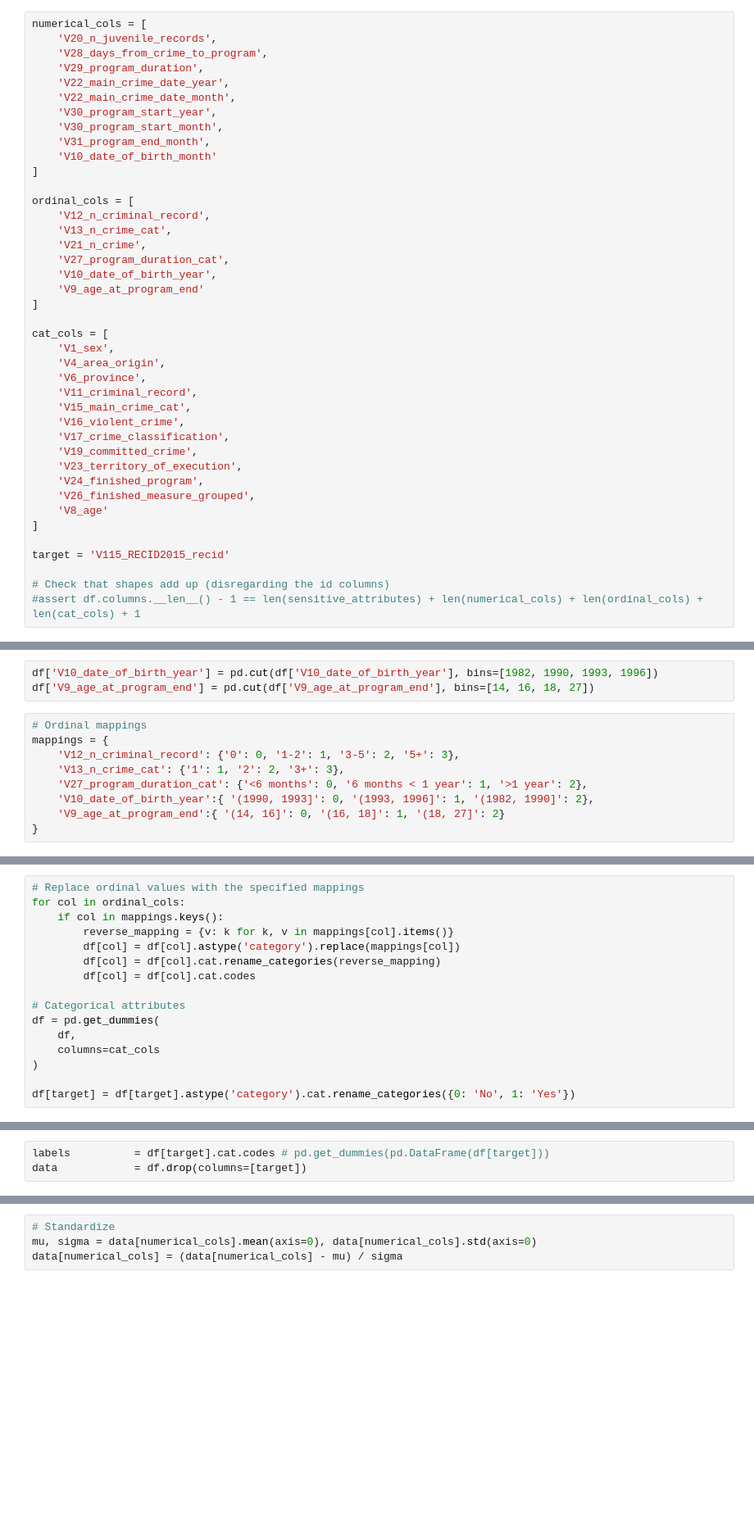
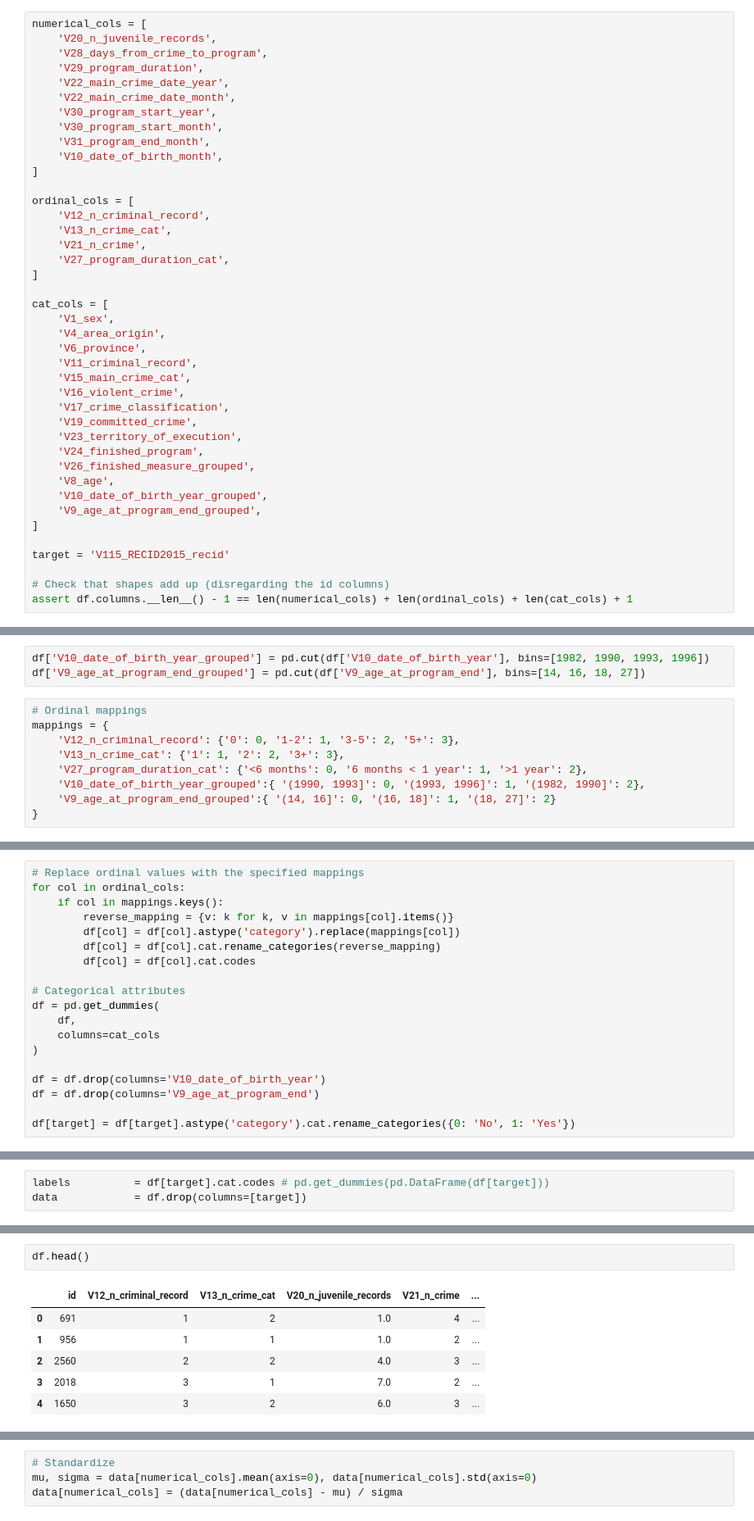
Before and after one commit to blclo/AlgorithmicFairness, a Jupyter notebook: src/data/process_data_including_sensitive.ipynb, the cells around one changed output, grey strips where cells are left out. Shown: that part at 82% size. Saved outputs shown, nothing was run; the diff lists cells and outputs as text; blank space fills up the shorter version.

```diff
--- a/src/data/process_data_including_sensitive.ipynb
+++ b/src/data/process_data_including_sensitive.ipynb
@@ -58,7 +55,7 @@ numerical_cols = [
     'V30_program_start_year',
     'V30_program_start_month',
     'V31_program_end_month',
-    'V10_date_of_birth_month'
+    'V10_date_of_birth_month',
 ]
 
 ordinal_cols = [
@@ -66,8 +63,6 @@ ordinal_cols = [
     'V13_n_crime_cat',
     'V21_n_crime',
     'V27_program_duration_cat',
-    'V10_date_of_birth_year',
-    'V9_age_at_program_end'
 ]
 
 cat_cols = [
@@ -82,26 +77,28 @@ cat_cols = [
     'V23_territory_of_execution',
     'V24_finished_program',
     'V26_finished_measure_grouped',
-    'V8_age'
+    'V8_age',
+    'V10_date_of_birth_year_grouped',
+    'V9_age_at_program_end_grouped',
 ]
 
 target = 'V115_RECID2015_recid'
 
 # Check that shapes add up (disregarding the id columns)
-#assert df.columns.__len__() - 1 == len(sensitive_attributes) + len(numerical_cols) + len(ordinal_cols) + len(cat_cols) + 1
+assert df.columns.__len__() - 1 == len(numerical_cols) + len(ordinal_cols) + len(cat_cols) + 1
 # %% [markdown]
 For the ordinal attributes we need to map the string content to numerical ordered data. An overview of the mappings are provided below.
 # %%
-df['V10_date_of_birth_year'] = pd.cut(df['V10_date_of_birth_year'], bins=[1982, 1990, 1993, 1996])
-df['V9_age_at_program_end'] = pd.cut(df['V9_age_at_program_end'], bins=[14, 16, 18, 27])
+df['V10_date_of_birth_year_grouped'] = pd.cut(df['V10_date_of_birth_year'], bins=[1982, 1990, 1993, 1996])
+df['V9_age_at_program_end_grouped'] = pd.cut(df['V9_age_at_program_end'], bins=[14, 16, 18, 27])
 # %%
 # Ordinal mappings
 mappings = {
     'V12_n_criminal_record': {'0': 0, '1-2': 1, '3-5': 2, '5+': 3},
     'V13_n_crime_cat': {'1': 1, '2': 2, '3+': 3},
     'V27_program_duration_cat': {'<6 months': 0, '6 months < 1 year': 1, '>1 year': 2},
-    'V10_date_of_birth_year':{ '(1990, 1993]': 0, '(1993, 1996]': 1, '(1982, 1990]': 2},
-    'V9_age_at_program_end':{ '(14, 16]': 0, '(16, 18]': 1, '(18, 27]': 2}
+    'V10_date_of_birth_year_grouped':{ '(1990, 1993]': 0, '(1993, 1996]': 1, '(1982, 1990]': 2},
+    'V9_age_at_program_end_grouped':{ '(14, 16]': 0, '(16, 18]': 1, '(18, 27]': 2}
 }
 # %% [markdown]
 Now, we have all information for modifying the dataframe to only contain numerical input, which will be necessary when training a Neural Network. The categorical data is one-hot-encoded along wit the binary target attribute, whereas the ordinal attributes are numericalized using the previously defined mappings:
@@ -120,6 +117,9 @@ df = pd.get_dummies(
     columns=cat_cols
 )
 
+df = df.drop(columns='V10_date_of_birth_year')
+df = df.drop(columns='V9_age_at_program_end')
+
 df[target] = df[target].astype('category').cat.rename_categories({0: 'No', 1: 'Yes'})
 # %% [markdown]
 For a better workflow in the dataloader, the dataset is split into `data`, `labels` and `sensitive_data`.
@@ -130,0 +129,9 @@ data.columns
+# %%
+df.head()
+# %% [output]
+|  | id | V12_n_criminal_record | V13_n_crime_cat | V20_n_juvenile_records | V21_n_crime | ... |
+| 0 | 691 | 1 | 2 | 1.0 | 4 | ... |
+| 1 | 956 | 1 | 1 | 1.0 | 2 | ... |
+| 2 | 2560 | 2 | 2 | 4.0 | 3 | ... |
+| 3 | 2018 | 3 | 1 | 7.0 | 2 | ... |
+| 4 | 1650 | 3 | 2 | 6.0 | 3 | ... |
```
Also changed, not shown: parts of 6 cells of this notebook, 4 other files.
